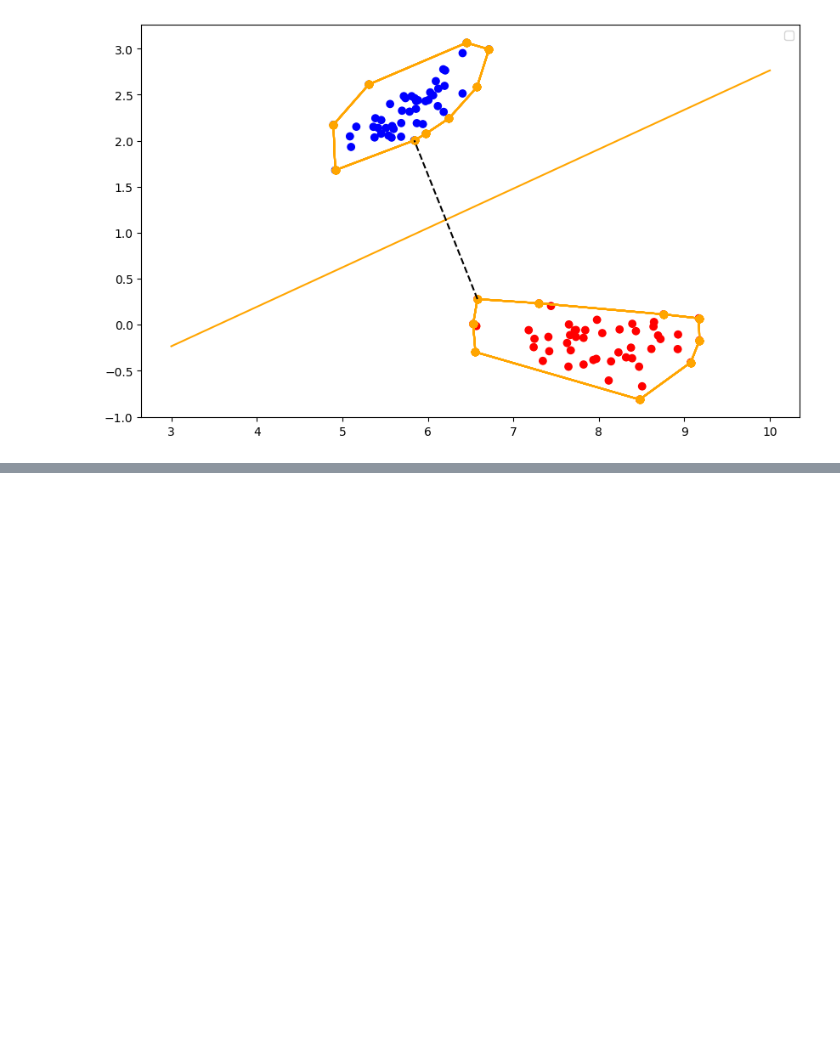
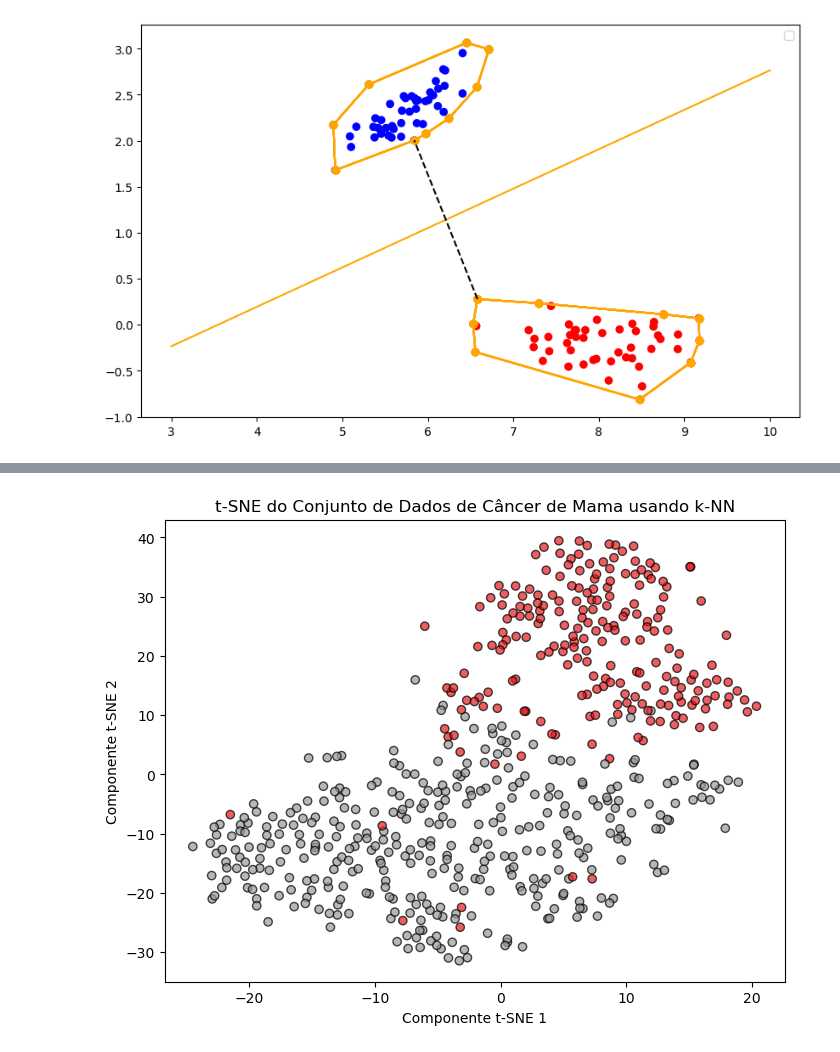
Before and after one commit to milenamoreira/geometria-computacional, a Jupyter notebook: TPALG2_V2.ipynb, the cells around one changed output, grey strips where cells are left out. Drawn from its saved outputs; the diff is of its cells as text; code cells hidden in the pictures; blank space fills up the shorter version.

Commit message:
organizando datasets

```diff
--- a/TPALG2_V2.ipynb
+++ b/TPALG2_V2.ipynb
@@ -474,0 +501,36 @@ mediana %d (6.210804873818397, 1.1414479793199837)
+# %%
+import matplotlib.pyplot as plt
+from sklearn.datasets import load_breast_cancer
+from sklearn.manifold import TSNE
+from sklearn.preprocessing import StandardScaler
+from sklearn.neighbors import NearestNeighbors
+import numpy as np
+
+# Carregar o conjunto de dados de câncer de mama
+dados = load_breast_cancer()
+
+# Padronizar os dados
+X_padronizado = StandardScaler().fit_transform(dados.data)
+
+# Usar k-NN para encontrar os vizinhos
+n_vizinhos = 5
+vizinhos = NearestNeighbors(n_neighbors=n_vizinhos)
+ajuste_vizinhos = vizinhos.fit(X_padronizado)
+distancias, indices = ajuste_vizinhos.kneighbors(X_padronizado)
+
+# Usar t-SNE para redução de dimensionalidade
+tsne = TSNE(n_components=2, random_state=42)
+X_tsne = tsne.fit_transform(X_padronizado)
+
+# Adicionar rótulo à matriz de pontos
+X_tsne_com_rotulo = np.column_stack((X_tsne, dados.target))
+
+# Plotar os dados reduzidos
+plt.figure(figsize=(8, 6))
+plt.scatter(X_tsne[:, 0], X_tsne[:, 1], c=X_tsne_com_rotulo[:, 2], cmap=plt.cm.Set1, edgecolor='k', alpha=0.7)
+plt.title('t-SNE do Conjunto de Dados de Câncer de Mama usando k-NN')
+plt.xlabel('Componente t-SNE 1')
+plt.ylabel('Componente t-SNE 2')
+plt.show()
+# %% [output]
+[figure, added]
```
Also changed, not shown: parts of 34 cells of this notebook, 7 other files.
